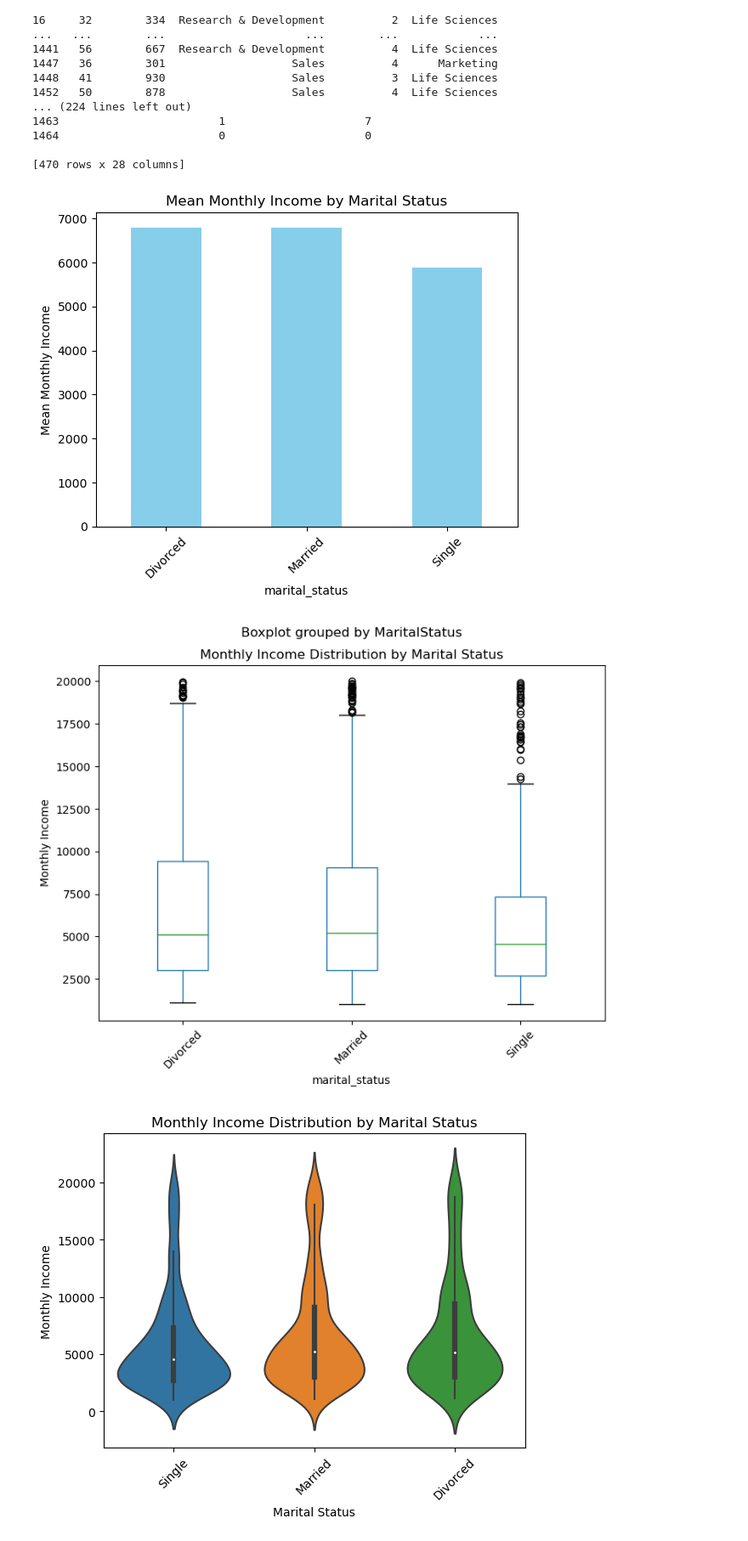
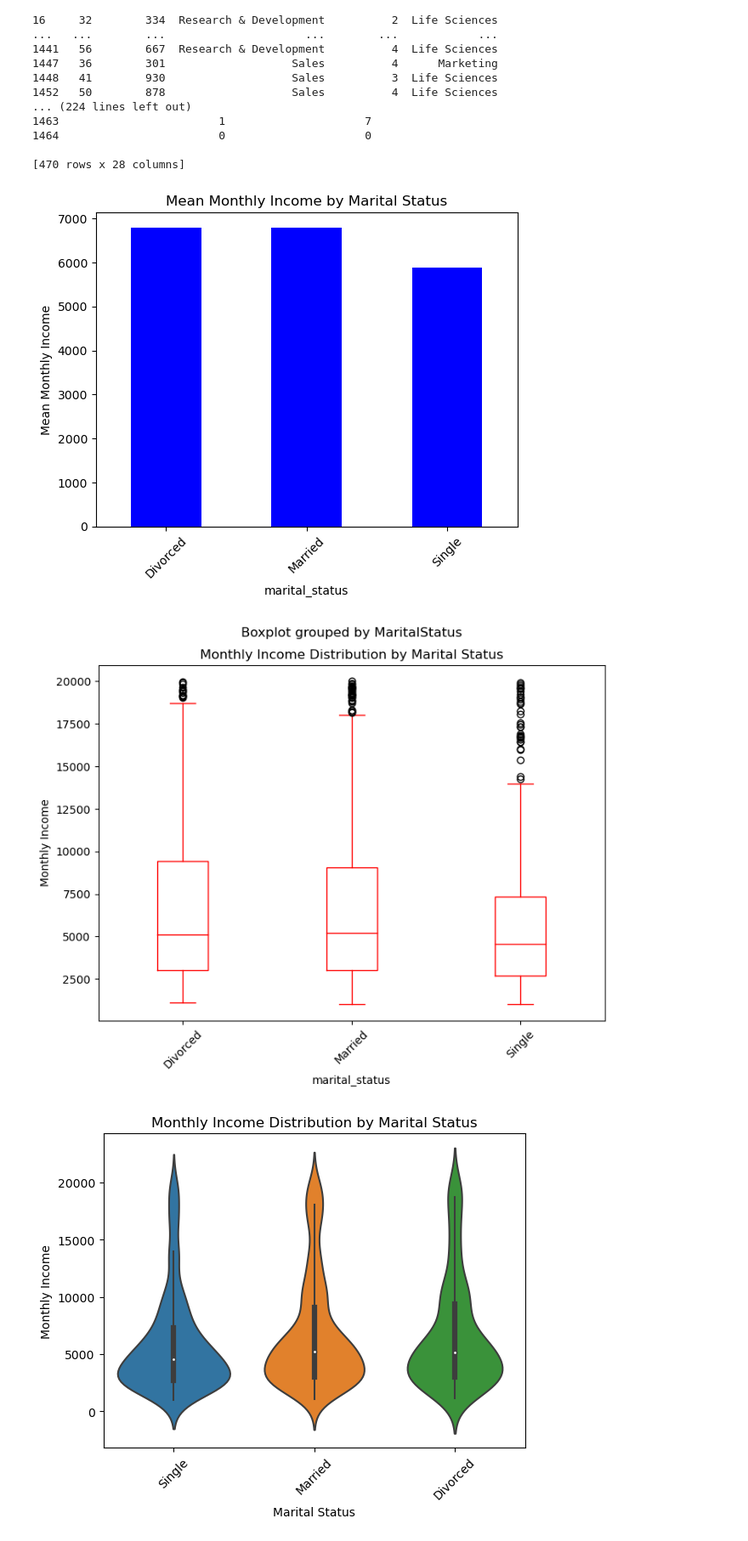
Before and after one commit to Amer4r/group-project-1, a Jupyter notebook: data_cleaning.ipynb, the cells around one changed output. Shown at 85% size. Cells and saved outputs as stored; diff of their text form; code cells hidden in the pictures.

```diff
--- a/data_cleaning.ipynb
+++ b/data_cleaning.ipynb
@@ -162,27 +162,27 @@ Marital Status: Divorced
 # %%
 import matplotlib.pyplot as plt
 
 # Assuming you have already grouped the data by 'Marital_Status' and calculated mean monthly income
 # using grouped_data['MonthlyIncome'].mean()
 
 # Plotting a bar plot
-mean_income_by_marital_status.plot(kind='bar', color='skyblue')
+mean_income_by_marital_status.plot(kind='bar', color='blue')
 plt.title('Mean Monthly Income by Marital Status')
 plt.xlabel('marital_status')
 plt.ylabel('Mean Monthly Income')
 plt.xticks(rotation=45)  # Rotate x-axis labels for better readability
 plt.show()
 
 # Plotting a box plot
-cleaned_data.boxplot(column='MonthlyIncome', by='MaritalStatus', grid=False, figsize=(8, 6))
+cleaned_data.boxplot(column='MonthlyIncome', by='MaritalStatus', grid=False, figsize=(8, 6), color='red')
 plt.title('Monthly Income Distribution by Marital Status')
 plt.xlabel('marital_status')
 plt.ylabel('Monthly Income')
 plt.xticks(rotation=45)  # Rotate x-axis labels for better readability
 plt.show()
 # %% [output]
-[figure, old version]
+[figure, new version]
-[figure, old version]
+[figure, new version]
 # %%
 import seaborn as sns
 
```
Also changed, not shown: parts of 1 cell of this notebook, 5 other files.
